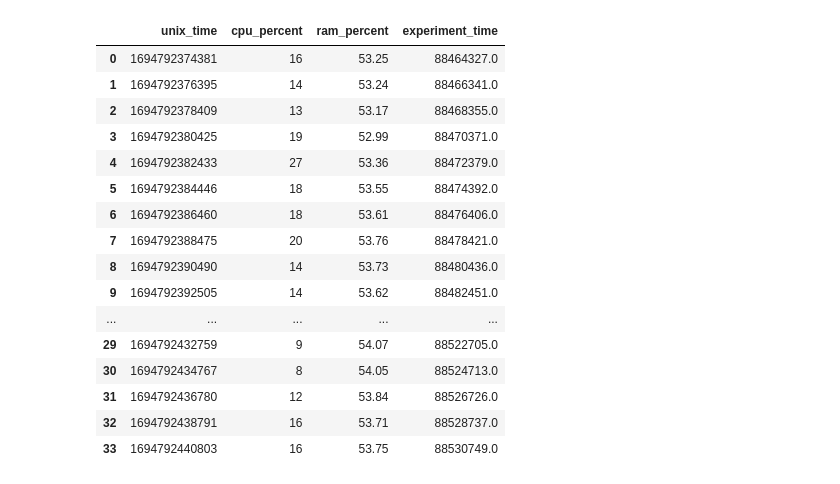
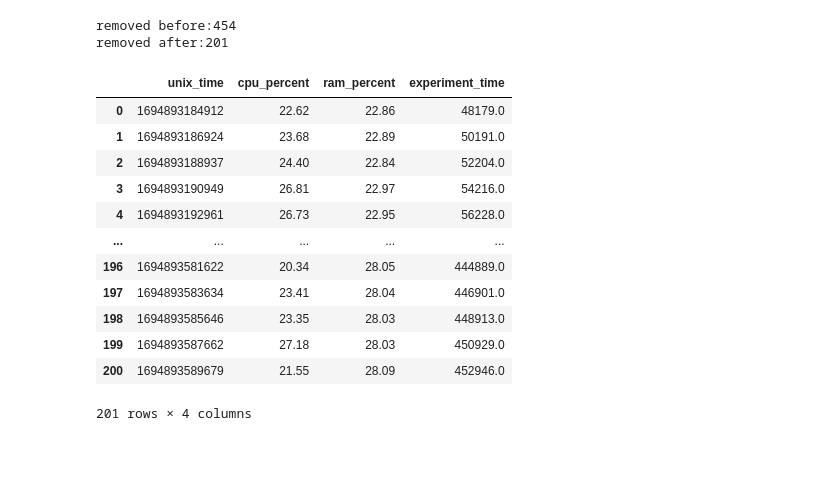
Before and after one commit to umbrellerde/nuclio, a Jupyter notebook: profaastinate/evaluation/stats/stats.ipynb, the cells around one changed output. Cells and saved outputs as stored; diff of their text form; code cells hidden in the pictures; blank space fills up the shorter version.

```diff
--- a/profaastinate/evaluation/stats/stats.ipynb
+++ b/profaastinate/evaluation/stats/stats.ipynb
@@ -8,13 +9,20 @@ import re
 # %%
-folder = "logs/00_initial"
+folder = "logs/02_satEveningWithStress"
 
 lines = []
 for file_name in glob.glob("*.log", root_dir=folder):
     with open(folder + "/" + file_name) as f:
         while line := f.readline():
-            if "PFSTT" in line:
+            if "PFSTT" in line and "dashboard is deleting returned header" not in line:
                 json_string = re.search(r'PFSTT(.*?)TTSFP', line).group(1)
-                lines.append(json.loads(json_string))
+                try:
+                    lines.append(json.loads(json_string))
+                except:
+                    print("Error in file: " + file_name)
+                    print("Line: " + line)
+                    print("JSON: " + json_string)
+                    print("-----")
+                    continue
 
 df = pd.DataFrame(lines)
 # Set Data Types
@@ -53,39 +61,39 @@ df
 # %%
 # If you want all CPU usage values in the df set this to False
 ONLY_RELEVANT_CPU = True
 
 smaller_dfs = []
 for file_name in glob.glob("*.csv", root_dir="usage/"):
-    if ONLY_RELEVANT_CPU:
-        start_ts = int(file_name.split("_")[3])
-        if start_ts > last_experiment_timestamp or start_ts < min_timestamp - 1000*60*60*24:
-            continue
+    # if ONLY_RELEVANT_CPU:
+    #     start_ts = int(file_name.split("_")[3].split(".")[0])
+    #     if start_ts > last_experiment_timestamp or start_ts < min_timestamp - 1000*60*60*24:
+    #         continue
     with open("usage/" + file_name) as f:
         smaller_dfs.append(pd.read_csv(f))
 usage_df = pd.concat(smaller_dfs)
 usage_df["experiment_time"] = usage_df["unix_time"] - min_timestamp
 
 if ONLY_RELEVANT_CPU:
     # Delete all values 10 seconds after the last call ended and 10 seconds before the first call started
-    usage_df = usage_df[usage_df["experiment_time"] <= (last_experiment_timestamp + 10000)]
-    usage_df = usage_df[usage_df["experiment_time"] >= (min_timestamp - 10000)]
+    print("removed before:" + str(len(usage_df[usage_df["unix_time"] <= (last_experiment_timestamp + 10000)])))
+    usage_df = usage_df[usage_df["unix_time"] <= (last_experiment_timestamp + 10000)]
+    print("removed after:" + str(len(usage_df[usage_df["unix_time"] >= (min_timestamp - 10000)])))
+    usage_df = usage_df[usage_df["unix_time"] >= (min_timestamp - 10000)]
 
 usage_df
 # %% [output]
+removed before:454
+removed after:201
 |  | unix_time | cpu_percent | ram_percent | experiment_time |
-| 0 | 1694792374381 | 16 | 53.25 | 88464327.0 |
-| 1 | 1694792376395 | 14 | 53.24 | 88466341.0 |
-| 2 | 1694792378409 | 13 | 53.17 | 88468355.0 |
-| 3 | 1694792380425 | 19 | 52.99 | 88470371.0 |
-| 4 | 1694792382433 | 27 | 53.36 | 88472379.0 |
-| 5 | 1694792384446 | 18 | 53.55 | 88474392.0 |
-| 6 | 1694792386460 | 18 | 53.61 | 88476406.0 |
-| 7 | 1694792388475 | 20 | 53.76 | 88478421.0 |
-| 8 | 1694792390490 | 14 | 53.73 | 88480436.0 |
-| 9 | 1694792392505 | 14 | 53.62 | 88482451.0 |
+| 0 | 1694893184912 | 22.62 | 22.86 | 48179.0 |
+| 1 | 1694893186924 | 23.68 | 22.89 | 50191.0 |
+| 2 | 1694893188937 | 24.40 | 22.84 | 52204.0 |
+| 3 | 1694893190949 | 26.81 | 22.97 | 54216.0 |
+| 4 | 1694893192961 | 26.73 | 22.95 | 56228.0 |
 | ... | ... | ... | ... | ... |
-| 29 | 1694792432759 | 9 | 54.07 | 88522705.0 |
-| 30 | 1694792434767 | 8 | 54.05 | 88524713.0 |
-| 31 | 1694792436780 | 12 | 53.84 | 88526726.0 |
-| 32 | 1694792438791 | 16 | 53.71 | 88528737.0 |
-| 33 | 1694792440803 | 16 | 53.75 | 88530749.0 |
+| 196 | 1694893581622 | 20.34 | 28.05 | 444889.0 |
+| 197 | 1694893583634 | 23.41 | 28.04 | 446901.0 |
+| 198 | 1694893585646 | 23.35 | 28.03 | 448913.0 |
+| 199 | 1694893587662 | 27.18 | 28.03 | 450929.0 |
+| 200 | 1694893589679 | 21.55 | 28.09 | 452946.0 |
+201 rows × 4 columns
```
Also changed, not shown: parts of 6 cells of this notebook, 15 other files.
